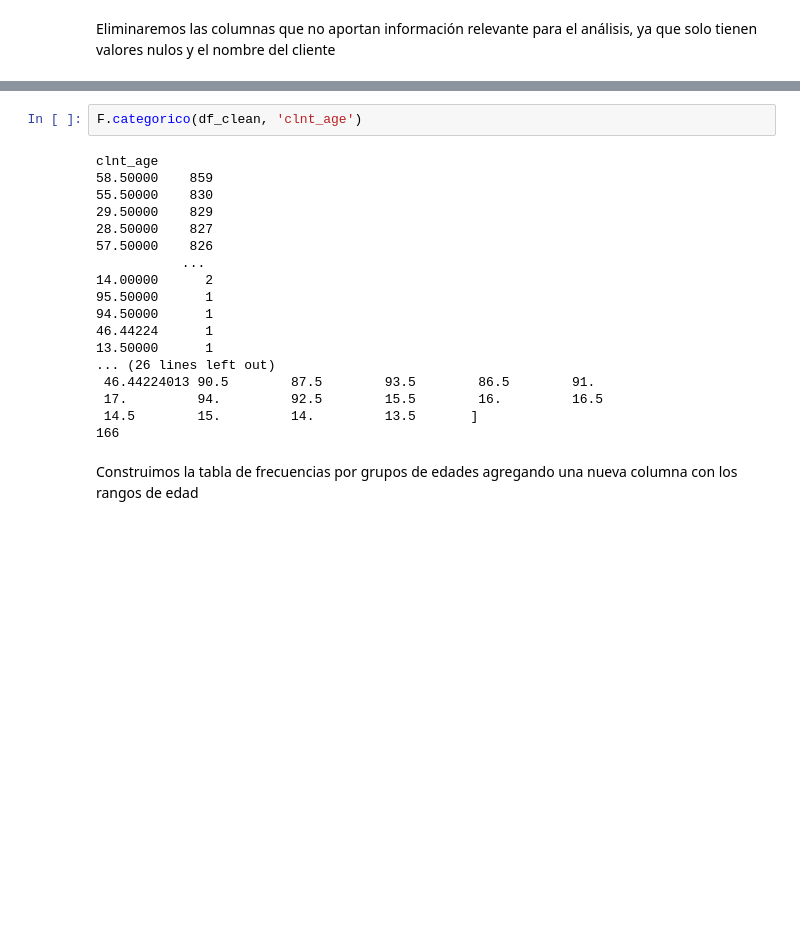
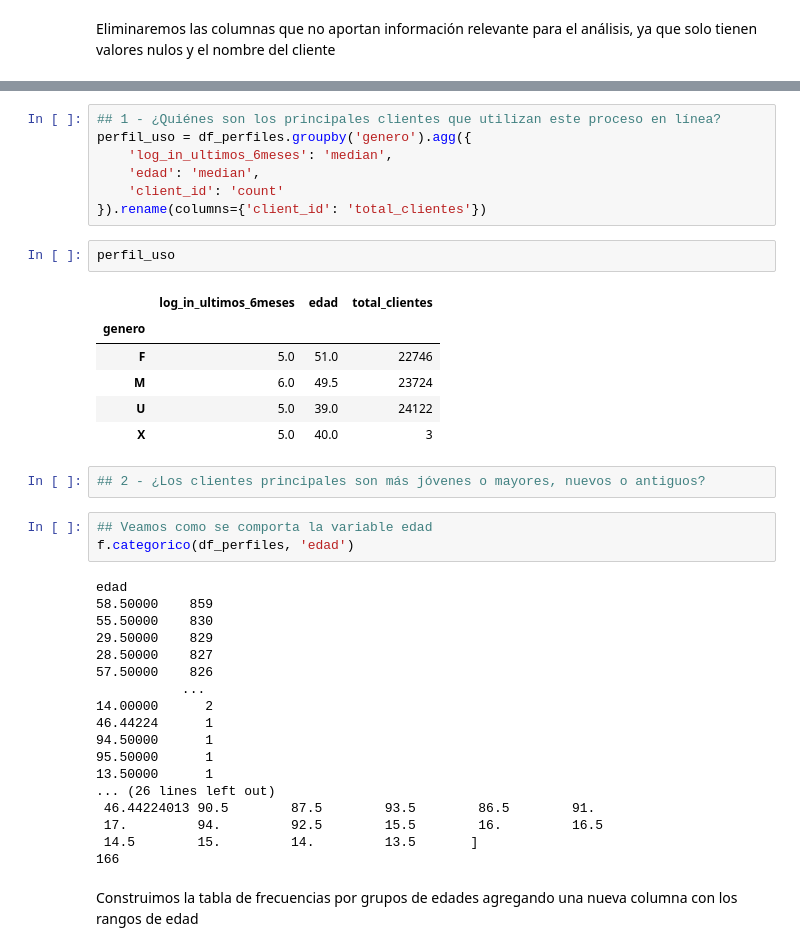
Before and after one commit to carmamenriosrodriguez/proyecto-5-, a Jupyter notebook: Proyecto.ipynb, the cells around one changed output, grey strips where cells are left out. Drawn from its saved outputs; the diff is of its cells as text; blank space fills up the shorter version.

```diff
--- a/Proyecto.ipynb
+++ b/Proyecto.ipynb
@@ -141,7 +173,26 @@ Veamos como se comporta la variable edad
+# %%
+## 1 - ¿Quiénes son los principales clientes que utilizan este proceso en línea?
+perfil_uso = df_perfiles.groupby('genero').agg({
+    'log_in_ultimos_6meses': 'median',
+    'edad': 'median',
+    'client_id': 'count'
+}).rename(columns={'client_id': 'total_clientes'})
+# %%
+perfil_uso
+# %% [output]
+|  | log_in_ultimos_6meses | edad | total_clientes |
+| genero |  |  |  |
+| F | 5.0 | 51.0 | 22746 |
+| M | 6.0 | 49.5 | 23724 |
+| U | 5.0 | 39.0 | 24122 |
+| X | 5.0 | 40.0 | 3 |
+# %%
+## 2 - ¿Los clientes principales son más jóvenes o mayores, nuevos o antiguos?
 # %%
-F.categorico(df_clean, 'clnt_age')
+## Veamos como se comporta la variable edad
+f.categorico(df_perfiles, 'edad')
 # %% [output]
-clnt_age
+edad
 58.50000    859
 55.50000    830
 29.50000    829
@@ -149,9 +200,9 @@ clnt_age
 57.50000    826
            ...
 14.00000      2
+46.44224      1
+94.50000      1
 95.50000      1
-94.50000      1
-46.44224      1
 13.50000      1
 ... (26 lines left out)
  46.44224013 90.5        87.5        93.5        86.5        91.
```
Also changed, not shown: parts of 32 cells of this notebook.
